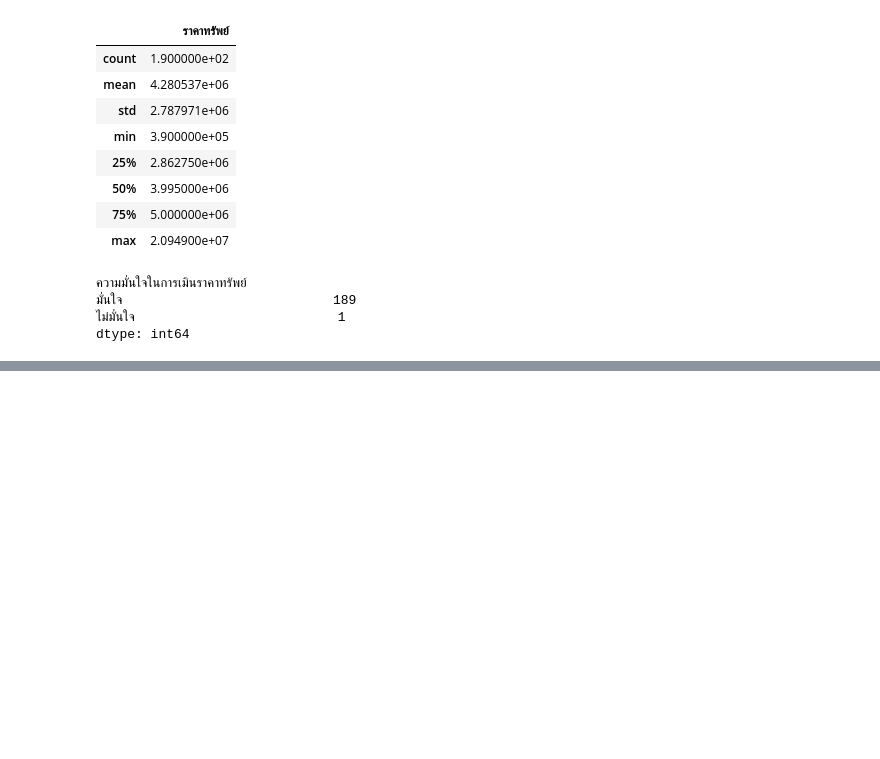
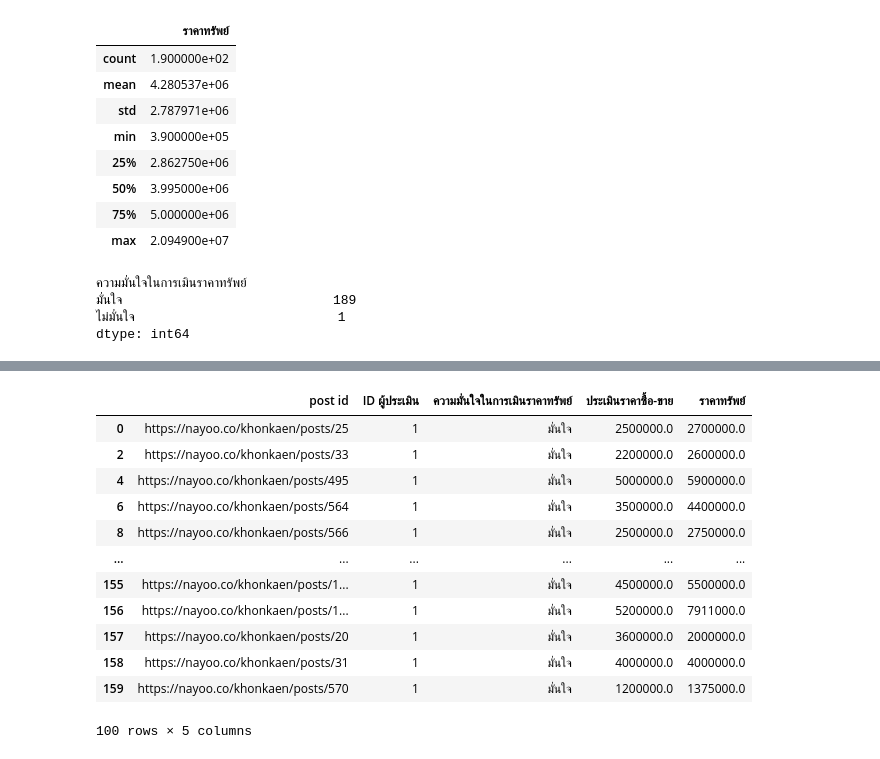
Before and after one commit to sucheerarighthere/bsc_dpdm22, a Jupyter notebook: [dataprep]_property_estimator.ipynb, the cells around one changed output, grey strips where cells are left out. Cells and saved outputs as stored; diff of their text form; code cells hidden in the pictures; blank space fills up the shorter version.

```diff
--- a/[dataprep]_property_estimator.ipynb
+++ b/[dataprep]_property_estimator.ipynb
@@ -64,0 +147,17 @@ u1c
+# %%
+d1 = difference[difference['ID ผู้ประเมิน']==1]
+d1
+# %% [output]
+|  | post id | ID ผู้ประเมิน | ความมั่นใจในการเมินราคาทรัพย์ | ประเมินราคาซื้อ-ขาย | ราคาทรัพย์ |
+| 0 | https://nayoo.co/khonkaen/posts/25 | 1 | มั่นใจ | 2500000.0 | 2700000.0 |
+| 2 | https://nayoo.co/khonkaen/posts/33 | 1 | มั่นใจ | 2200000.0 | 2600000.0 |
+| 4 | https://nayoo.co/khonkaen/posts/495 | 1 | มั่นใจ | 5000000.0 | 5900000.0 |
+| 6 | https://nayoo.co/khonkaen/posts/564 | 1 | มั่นใจ | 3500000.0 | 4400000.0 |
+| 8 | https://nayoo.co/khonkaen/posts/566 | 1 | มั่นใจ | 2500000.0 | 2750000.0 |
+| ... | ... | ... | ... | ... | ... |
+| 155 | https://nayoo.co/khonkaen/posts/1... | 1 | มั่นใจ | 4500000.0 | 5500000.0 |
+| 156 | https://nayoo.co/khonkaen/posts/1... | 1 | มั่นใจ | 5200000.0 | 7911000.0 |
+| 157 | https://nayoo.co/khonkaen/posts/20 | 1 | มั่นใจ | 3600000.0 | 2000000.0 |
+| 158 | https://nayoo.co/khonkaen/posts/31 | 1 | มั่นใจ | 4000000.0 | 4000000.0 |
+| 159 | https://nayoo.co/khonkaen/posts/570 | 1 | มั่นใจ | 1200000.0 | 1375000.0 |
+100 rows × 5 columns
```
Also changed, not shown: parts of 22 cells of this notebook.
